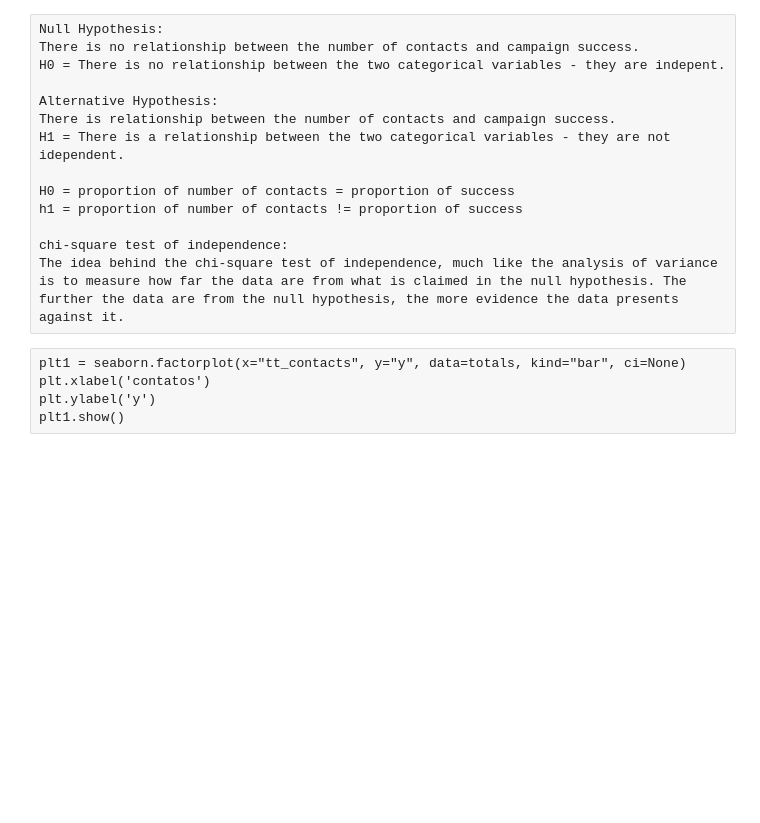
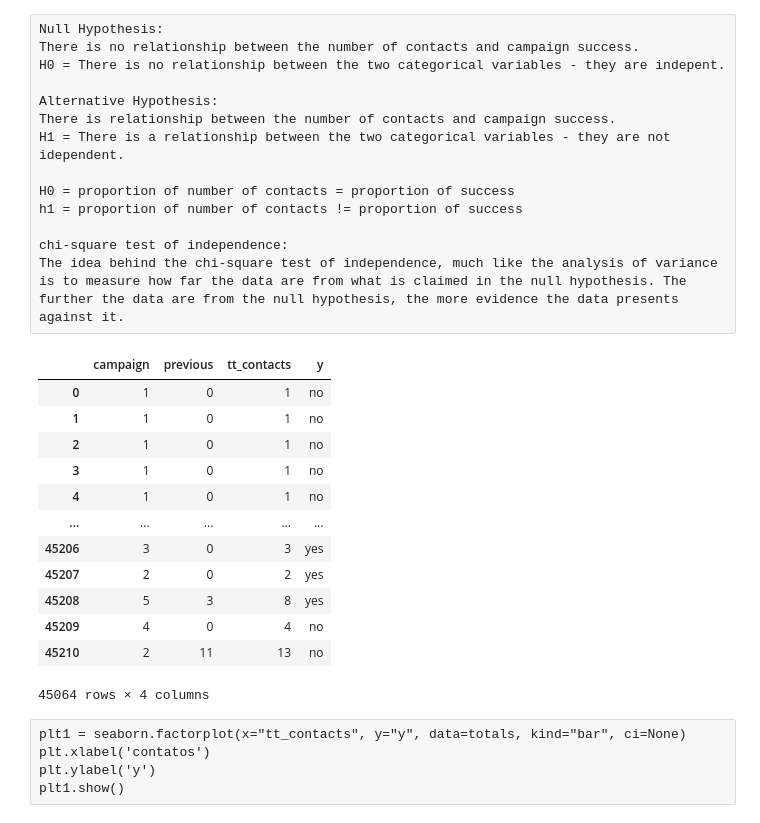
Before and after one commit to Sidon/dmcpbi, a Jupyter notebook: success.ipynb, the cells around one changed output. Cells and saved outputs as stored; diff of their text form; code cells hidden in the pictures; blank space fills up the shorter version.

```diff
--- a/success.ipynb
+++ b/success.ipynb
@@ -44,0 +45,16 @@ data1.tt_contacts = pd.qcut(data['tt_contacts'],qs)
+# %%
+data1
+# %% [output]
+|  | campaign | previous | tt_contacts | y |
+| 0 | 1 | 0 | 1 | no |
+| 1 | 1 | 0 | 1 | no |
+| 2 | 1 | 0 | 1 | no |
+| 3 | 1 | 0 | 1 | no |
+| 4 | 1 | 0 | 1 | no |
+| ... | ... | ... | ... | ... |
+| 45206 | 3 | 0 | 3 | yes |
+| 45207 | 2 | 0 | 2 | yes |
+| 45208 | 5 | 3 | 8 | yes |
+| 45209 | 4 | 0 | 4 | no |
+| 45210 | 2 | 11 | 13 | no |
+45064 rows × 4 columns
```
Also changed, not shown: parts of 14 cells of this notebook.
